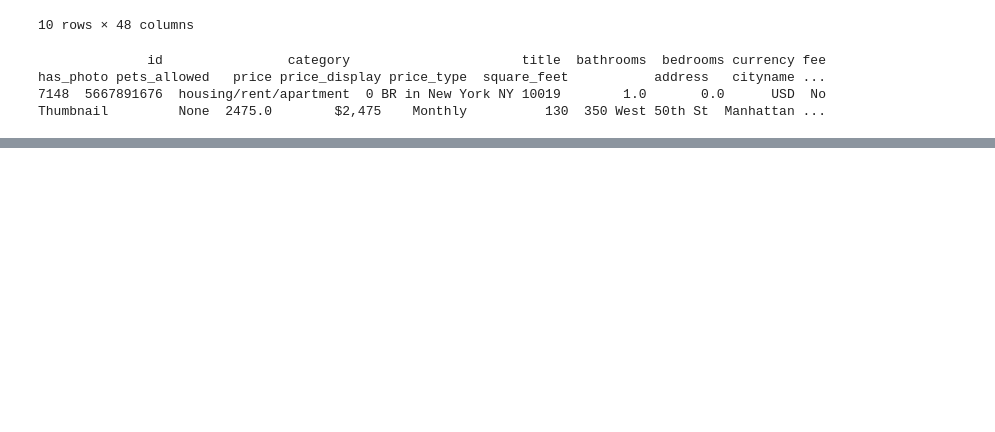
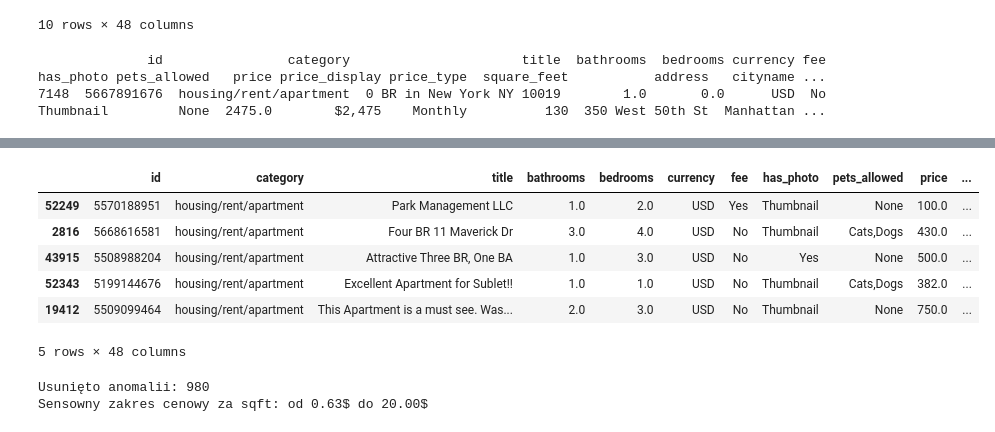
Before and after one commit to michalinahinc/Kurs_Analiza, a Jupyter notebook: Czysczenie_danych_wersja_filipa.ipynb, the cells around one changed output, grey strips where cells are left out. Drawn from its saved outputs; the diff is of its cells as text; code cells hidden in the pictures; blank space fills up the shorter version.

```diff
--- a/Czysczenie_danych_wersja_filipa.ipynb
+++ b/Czysczenie_danych_wersja_filipa.ipynb
@@ -417,0 +452,29 @@ print(f"{stats['whislo']}")
+# %%
+df_apartments['price_per_sqft'] = df_apartments['price'] / df_apartments['square_feet']
+
+df_apartments.sort_values(by='price_per_sqft', ascending=True).head(5)
+# %% [output]
+|  | id | category | title | bathrooms | bedrooms | currency | fee | has_photo | pets_allowed | price | ... |
+| 52249 | 5570188951 | housing/rent/apartment | Park Management LLC | 1.0 | 2.0 | USD | Yes | Thumbnail | None | 100.0 | ... |
+| 2816 | 5668616581 | housing/rent/apartment | Four BR 11 Maverick Dr | 3.0 | 4.0 | USD | No | Thumbnail | Cats,Dogs | 430.0 | ... |
+| 43915 | 5508988204 | housing/rent/apartment | Attractive Three BR, One BA | 1.0 | 3.0 | USD | No | Yes | None | 500.0 | ... |
+| 52343 | 5199144676 | housing/rent/apartment | Excellent Apartment for Sublet!! | 1.0 | 1.0 | USD | No | Thumbnail | Cats,Dogs | 382.0 | ... |
+| 19412 | 5509099464 | housing/rent/apartment | This Apartment is a must see. Was... | 2.0 | 3.0 | USD | No | Thumbnail | None | 750.0 | ... |
+5 rows × 48 columns
+# %%
+# 1. Wyznaczenie granic
+dolny_prog = df_apartments['price_per_sqft'].quantile(0.01)
+gorny_prog = 20
+
+# 2. Zastosowanie warunku
+df_apartments = df_apartments[
+    (df_apartments['price_per_sqft'] >= dolny_prog) &
+    (df_apartments['price_per_sqft'] <= gorny_prog)
+]
+
+# 3. Sprawdzenie
+print(f"Usunięto anomalii: {len(df_apartments) - len(df_clean)}")
+print(f"Sensowny zakres cenowy za sqft: od {dolny_prog:.2f}$ do {gorny_prog:.2f}$")
+# %% [output]
+Usunięto anomalii: 980
+Sensowny zakres cenowy za sqft: od 0.63$ do 20.00$
```
Also changed, not shown: parts of 40 cells of this notebook, 1 other file.
